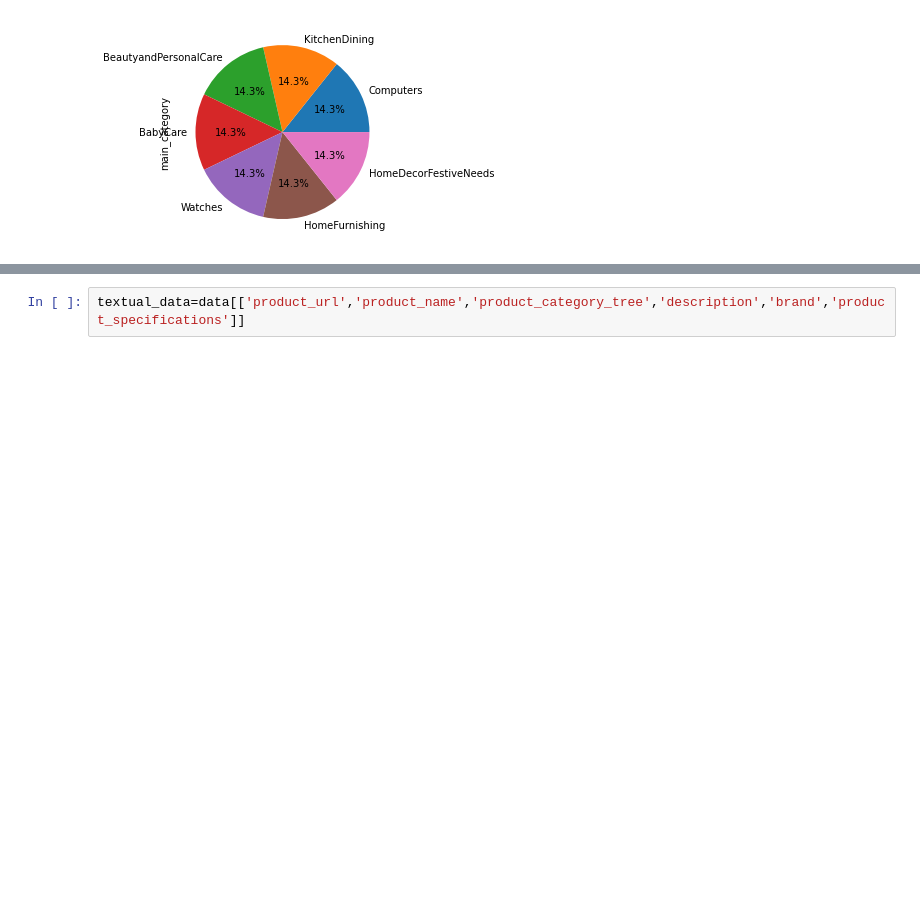
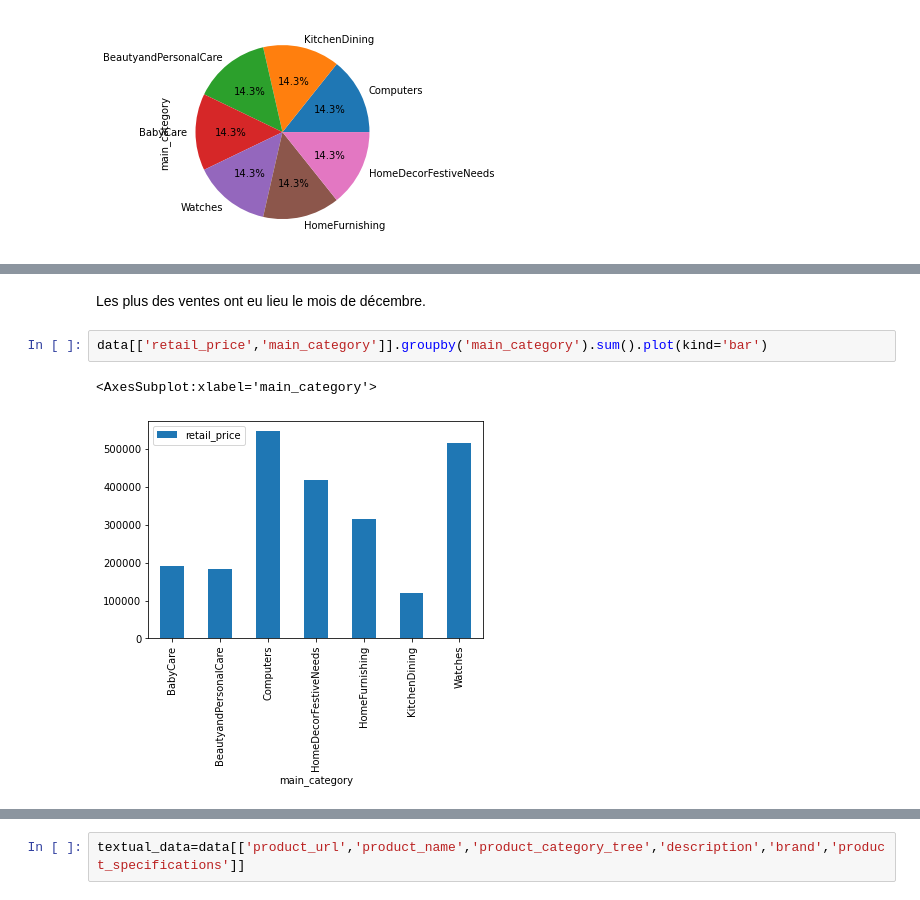
Before and after one commit to roua95/Classification-automatique-des-biens-de-consommation, a Jupyter notebook: text preprocessing.ipynb, the cells around one changed output, grey strips where cells are left out. Cells and saved outputs as stored; diff of their text form; blank space fills up the shorter version.

```diff
--- a/text preprocessing.ipynb
+++ b/text preprocessing.ipynb
@@ -108,0 +149,7 @@ data.main_category.value_counts().plot(kind='pie',autopct='%1.1f%%')
+# %% [markdown]
+Les plus des ventes ont eu lieu le mois de décembre.
+# %%
+data[['retail_price','main_category']].groupby('main_category').sum().plot(kind='bar')
+# %% [output]
+<AxesSubplot:xlabel='main_category'>
+[figure, added]
```
Also changed, not shown: parts of 15 cells of this notebook.
